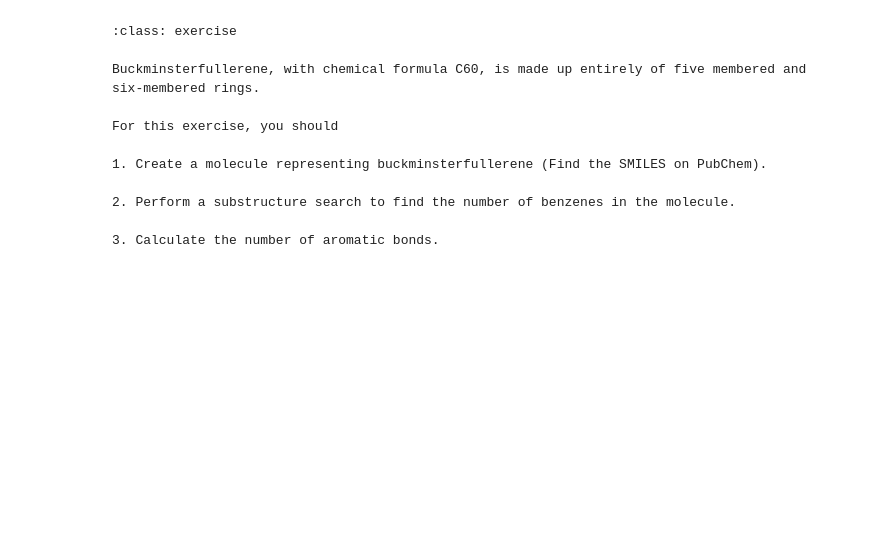
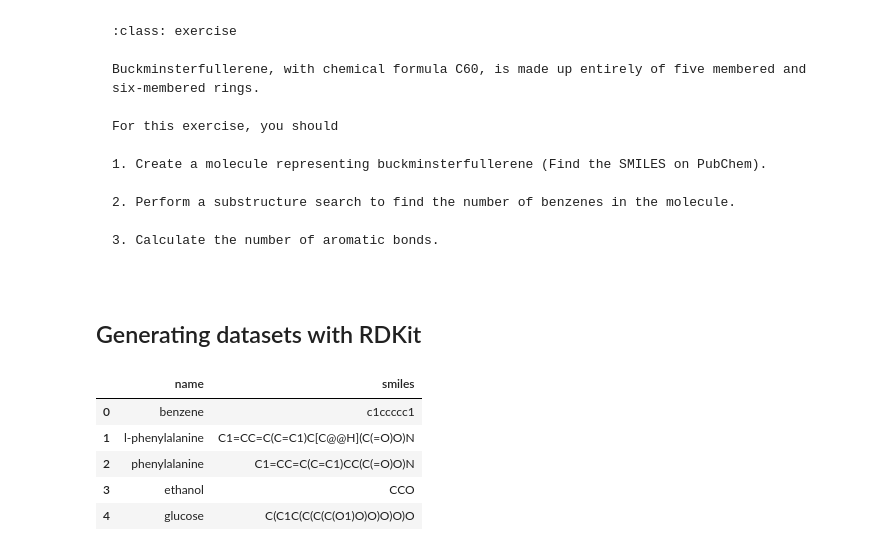
Before and after one commit to janash/escip-filled, a Jupyter notebook: rdkit.ipynb, the cells around one changed output. Saved outputs shown, nothing was run; the diff lists cells and outputs as text; code cells hidden in the pictures; blank space fills up the shorter version.

```diff
--- a/rdkit.ipynb
+++ b/rdkit.ipynb
@@ -282,0 +283,2 @@ For this exercise, you should
+# %% [markdown]
+## Generating datasets with RDKit
@@ -282,0 +289,11 @@ For this exercise, you should
+# %%
+df = pd.read_csv("data/smiles.csv")
+# %%
+df
+# %% [output]
+|  | name | smiles |
+| 0 | benzene | c1ccccc1 |
+| 1 | l-phenylalanine | C1=CC=C(C=C1)C[C@@H](C(=O)O)N |
+| 2 | phenylalanine | C1=CC=C(C=C1)CC(C(=O)O)N |
+| 3 | ethanol | CCO |
+| 4 | glucose | C(C1C(C(C(C(O1)O)O)O)O)O |
```
Also changed, not shown: parts of 5 cells of this notebook, 2 other files.
